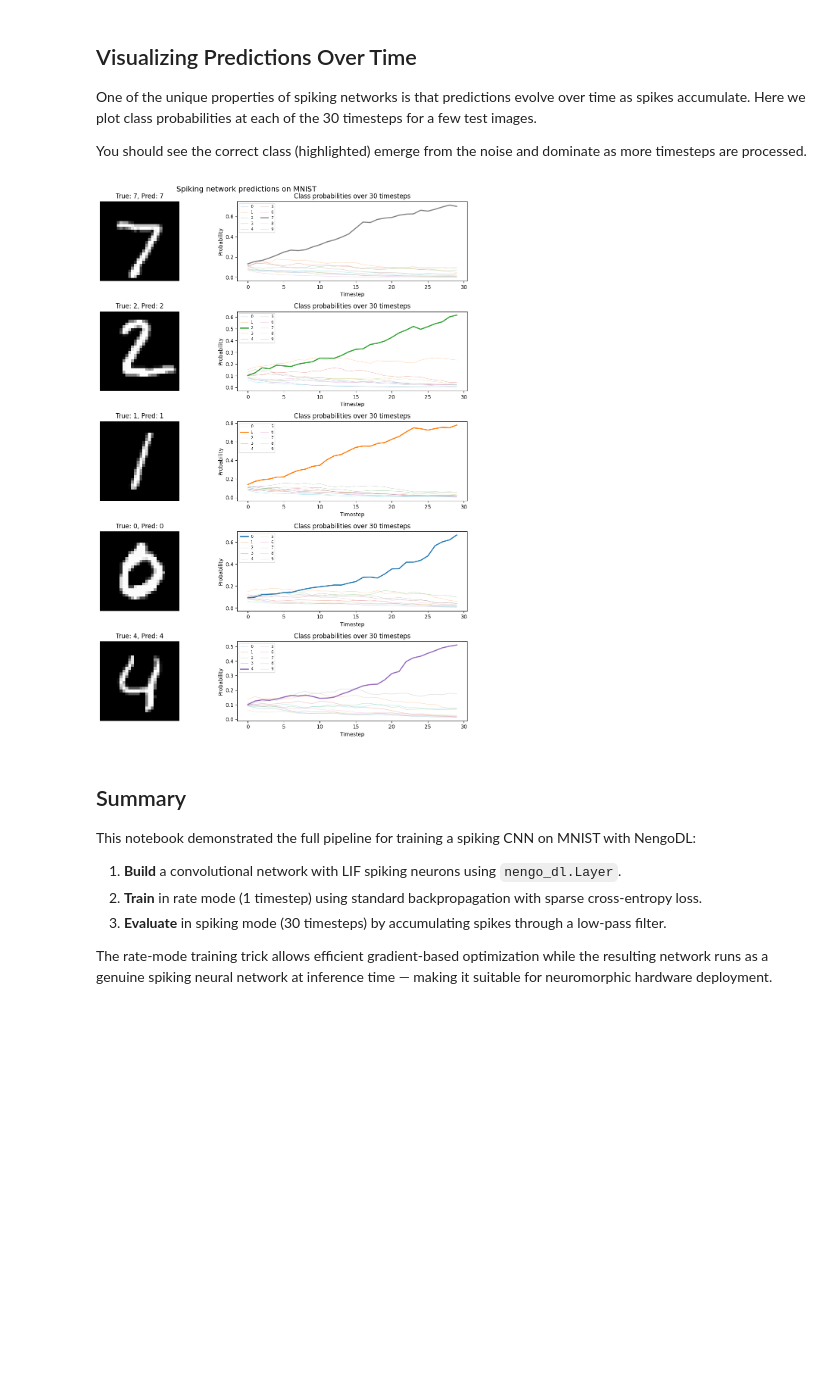
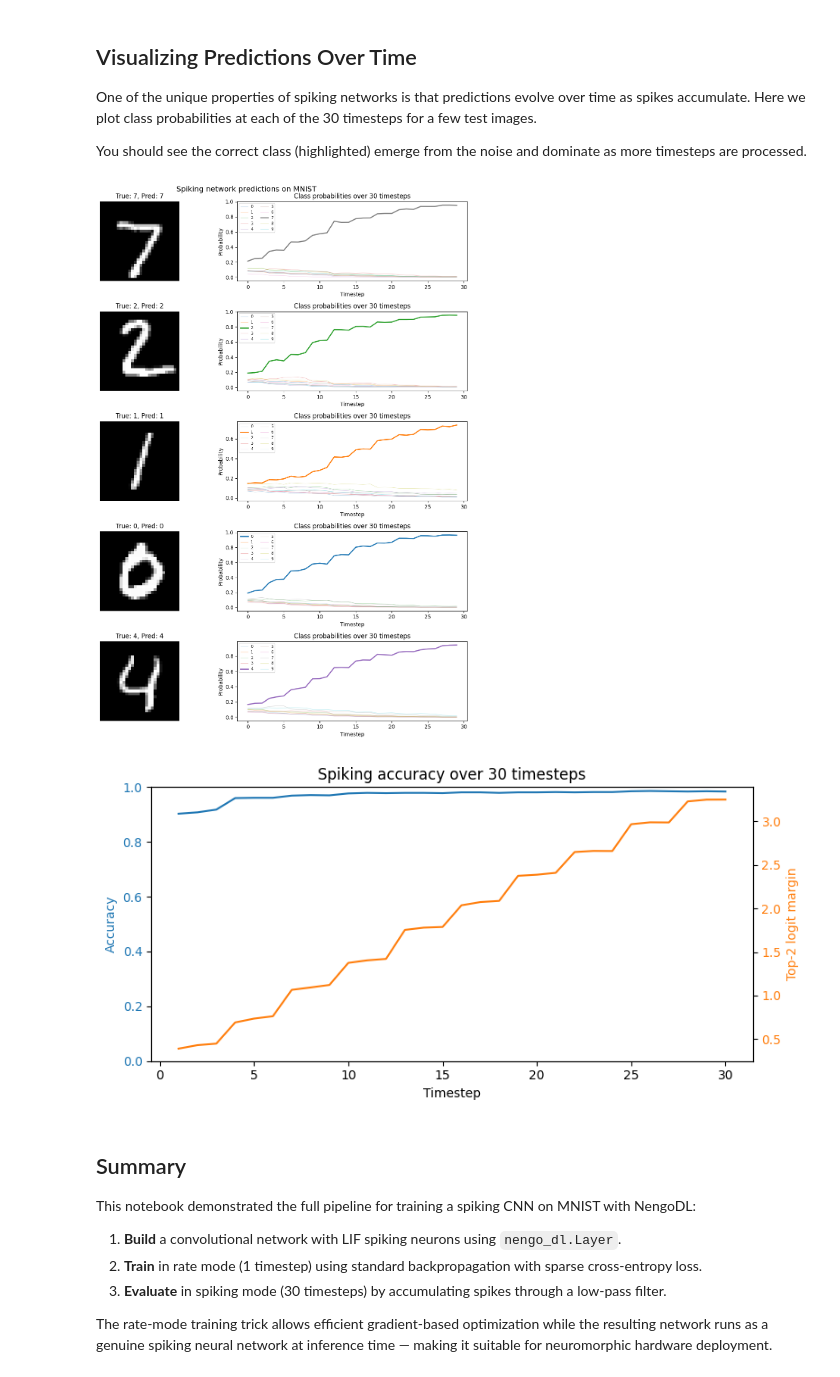
Before and after one commit to vdhanraj/nengo-dl-torch, a Jupyter notebook: docs/examples/spiking-mnist.ipynb, the cells around one changed output. Cells and saved outputs as stored; diff of their text form; code cells hidden in the pictures; blank space fills up the shorter version.

```diff
--- a/docs/examples/spiking-mnist.ipynb
+++ b/docs/examples/spiking-mnist.ipynb
@@ -168,7 +199,7 @@ with nengo_dl.Simulator(net, minibatch_size=minibatch_size, seed=0) as sim:
     eval_images = test_images_nstep[:n_eval]
     eval_labels = test_labels_nstep[:n_eval]
 
-    sim.run_steps(n_steps, data={inp: eval_images})
+    sim.run_steps(n_steps, data={inp: eval_images}, inference_mode="spiking")
     preds = sim.data[out_p_filt]  # (n_eval, n_steps, 10)
 
     acc = classification_accuracy(eval_labels, preds)
@@ -259,7 +291,7 @@ We first evaluate accuracy in rate mode (1 timestep), which matches the training
 # Evaluate accuracy in rate mode (1 timestep) on test set
 with nengo_dl.Simulator(net, minibatch_size=minibatch_size, seed=0) as sim:
     if do_training:
-        sim.load_params("./mnist_params_pt")
+        sim.load_params(params_path)
 
     # Evaluate on first 1000 test images (5 batches of 200)
     n_test_eval = 1000
@@ -273,7 +305,7 @@ with nengo_dl.Simulator(net, minibatch_size=minibatch_size, seed=0) as sim:
         batch_imgs = test_images[start:end, None, :]      # (200, 1, 784)
         batch_labs = test_labels[start:end]
 
-        sim.run_steps(1, data={inp: batch_imgs})
+        sim.run_steps(1, data={inp: batch_imgs}, inference_mode="rate")
         preds_batch = sim.data[out_p]  # (200, 1, 10)
         pred_labels = np.argmax(preds_batch[:, 0, :], axis=1)
         correct += np.sum(pred_labels == batch_labs)
@@ -296,7 +328,7 @@ More timesteps generally yields higher accuracy (more spikes to accumulate), but
 # Evaluate accuracy in spiking mode (n_steps=30) on test set
 with nengo_dl.Simulator(net, minibatch_size=minibatch_size, seed=0) as sim:
     if do_training:
-        sim.load_params("./mnist_params_pt")
+        sim.load_params(params_path)
 
     n_test_eval = 1000
     correct = 0
@@ -309,11 +341,13 @@ with nengo_dl.Simulator(net, minibatch_size=minibatch_size, seed=0) as sim:
         batch_imgs = test_images_nstep[start:end]   # (200, 30, 784)
         batch_labs = test_labels[start:end]
 
-        sim.run_steps(n_steps, data={inp: batch_imgs})
+        sim.run_steps(n_steps, data={inp: batch_imgs}, inference_mode="spiking")
         # Use filtered probe (out_p_filt) for spiking inference
         preds_batch = sim.data[out_p_filt]  # (200, 30, 10)
-        # Average over all timesteps for final prediction
-        pred_labels = np.argmax(preds_batch.mean(axis=1), axis=1)
+        # Use the final filtered timestep for prediction. The filter has already
+        # accumulated evidence over time, so averaging would over-weight the
+        # initial transient.
+        pred_labels = np.argmax(preds_batch[:, -1, :], axis=1)
         correct += np.sum(pred_labels == batch_labs)
         total += len(batch_labs)
 
@@ -333,44 +367,93 @@ You should see the correct class (highlighted) emerge from the noise and dominat
 # Visualize network predictions over time for a few test images
 with nengo_dl.Simulator(net, minibatch_size=minibatch_size, seed=0) as sim:
     if do_training:
-        sim.load_params("./mnist_params_pt")
+        sim.load_params(params_path)
 
     # Run on first minibatch of test images (30 timesteps)
-    sim.run_steps(n_steps, data={inp: test_images_nstep[:minibatch_size]})
+    sim.run_steps(n_steps, data={inp: test_images_nstep[:minibatch_size]}, inference_mode="spiking")
     preds_time = sim.data[out_p_filt]  # (200, 30, 10)
 
 # Show 5 example predictions
 fig, axes = plt.subplots(5, 2, figsize=(12, 15))
 for i in range(5):
     # Left: input image
     axes[i, 0].imshow(test_images[i].reshape(28, 28), cmap="gray")
     axes[i, 0].axis("off")
     true_label = test_labels[i]
     pred_label = np.argmax(preds_time[i, -1, :])
     axes[i, 0].set_title(f"True: {true_label}, Pred: {pred_label}")
 
     # Right: class scores over time
     # Apply softmax to get probabilities
     scores = preds_time[i]  # (30, 10)
     scores_exp = np.exp(scores - scores.max(axis=1, keepdims=True))
     probs = scores_exp / scores_exp.sum(axis=1, keepdims=True)
 
     for cls in range(10):
         alpha = 1.0 if cls == true_label else 0.3
         lw = 2 if cls == true_label else 0.8
         axes[i, 1].plot(probs[:, cls], label=str(cls), alpha=alpha, lw=lw)
 
     axes[i, 1].set_xlabel("Timestep")
     axes[i, 1].set_ylabel("Probability")
     axes[i, 1].set_title(f"Class probabilities over {n_steps} timesteps")
     axes[i, 1].legend(loc="upper left", fontsize=7, ncol=2)
 
 plt.suptitle("Spiking network predictions on MNIST", fontsize=14)
 plt.tight_layout()
 plt.savefig("mnist_predictions.png", dpi=80)
 plt.show()
+
+# Plot aggregate accuracy and margin over time on a larger subset
+n_curve_eval = 1000
+curve_correct = np.zeros(n_steps, dtype=np.int64)
+curve_total = 0
+curve_margin_sum = np.zeros(n_steps, dtype=np.float64)
+
+with nengo_dl.Simulator(net, minibatch_size=minibatch_size, seed=0) as sim:
+    if do_training:
+        sim.load_params(params_path)
+
+    for start in range(0, n_curve_eval, minibatch_size):
+        end = start + minibatch_size
+        if end > n_curve_eval:
+            break
+        batch_imgs = test_images_nstep[start:end]
+        batch_labs = test_labels[start:end]
+
+        sim.run_steps(n_steps, data={inp: batch_imgs}, inference_mode="spiking")
+        preds_batch = sim.data[out_p_filt]
+        pred_labels = np.argmax(preds_batch, axis=2)
+        curve_correct += np.sum(pred_labels == batch_labs[:, None], axis=0)
+
+        sorted_logits = np.sort(preds_batch, axis=2)
+        margins = sorted_logits[:, :, -1] - sorted_logits[:, :, -2]
+        curve_margin_sum += margins.sum(axis=0)
+        curve_total += len(batch_labs)
+
+accuracy_by_t = curve_correct / curve_total
+margin_by_t = curve_margin_sum / curve_total
+
+fig, ax1 = plt.subplots(figsize=(8, 4))
+time = np.arange(1, n_steps + 1)
+ax1.plot(time, accuracy_by_t, color="tab:blue", label="accuracy")
+ax1.set_xlabel("Timestep")
+ax1.set_ylabel("Accuracy", color="tab:blue")
+ax1.tick_params(axis="y", labelcolor="tab:blue")
+ax1.set_ylim(0, 1)
+
+ax2 = ax1.twinx()
+ax2.plot(time, margin_by_t, color="tab:orange", label="top-2 logit margin")
+ax2.set_ylabel("Top-2 logit margin", color="tab:orange")
+ax2.tick_params(axis="y", labelcolor="tab:orange")
+
+plt.title(f"Spiking accuracy over {n_steps} timesteps")
+fig.tight_layout()
+plt.savefig("mnist_accuracy_over_time.png", dpi=80)
+plt.show()
 # %% [output]
-[figure, old version]
+[figure, new version]
+[figure, added]
 # %% [markdown]
 ## Summary
 
```
Also changed, not shown: parts of 9 cells of this notebook, 24 other files.
